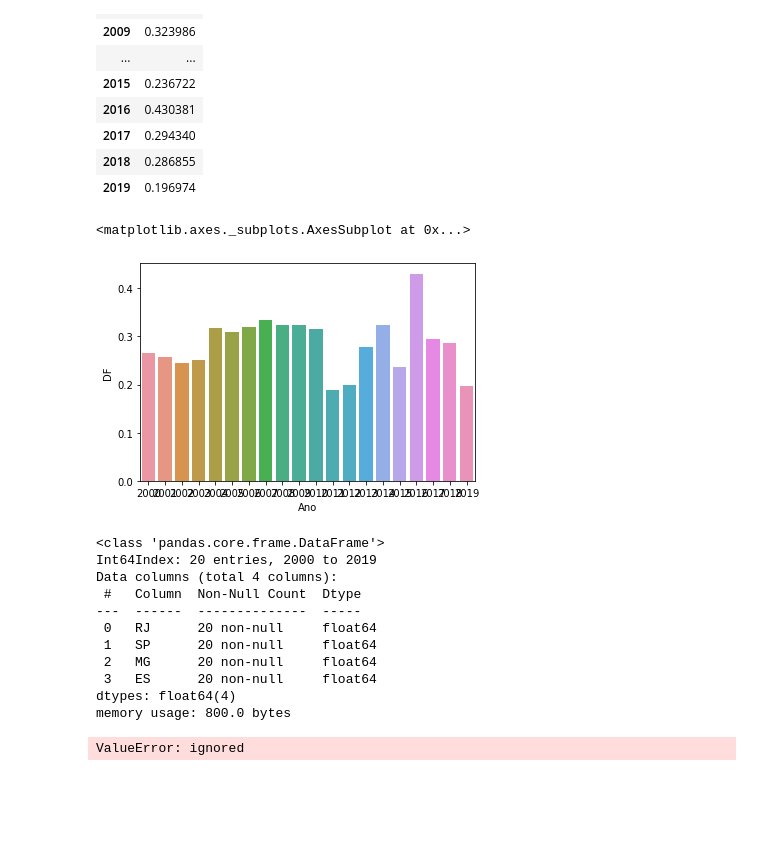
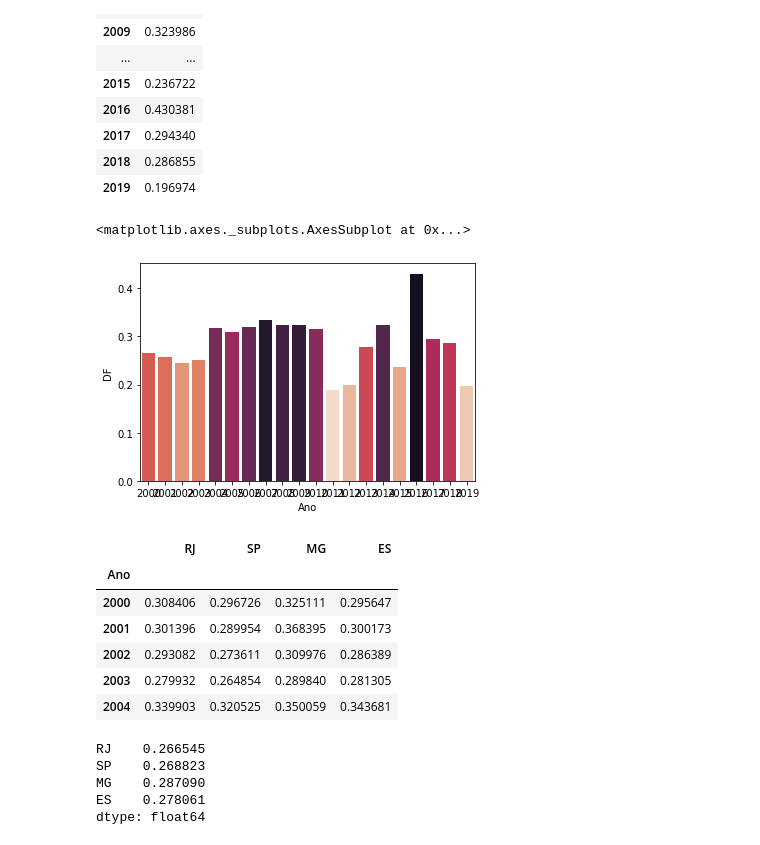
Before and after one commit to ricardosaj/Bootcamp-Data-Science-Alura, a Jupyter notebook: SuperDesafioModulo02.ipynb, the cells around one changed output. Saved outputs shown, nothing was run; the diff lists cells and outputs as text; code cells hidden in the pictures; blank space fills up the shorter version.

```diff
--- a/SuperDesafioModulo02.ipynb
+++ b/SuperDesafioModulo02.ipynb
@@ -173,11 +210,16 @@ rel_DF
 | 2017 | 0.294340 |
 | 2018 | 0.286855 |
 | 2019 | 0.196974 |
+# %%
+def color_palette_by_values(palette_name:str ,values: pd.Series):
+  return np.array(
+      sns.color_palette(palette_name, len(values))
+  )[values.argsort().argsort()]
 # %%
-sns.barplot(data=rel_DF, x=rel_DF.index, y='DF')
+sns.barplot(data=rel_DF, x=rel_DF.index, y='DF', palette = color_palette_by_values("rocket_r", rel_DF["DF"]))
 # %% [output]
 <matplotlib.axes._subplots.AxesSubplot at 0x...>
-[figure, old version]
+[figure, new version]
 # %%
 Xsudeste = [rel_RJ, rel_SP, rel_MG, rel_ES]
 # Xnorte = dados[['AC', 'AP', 'AM', 'PA', 'RO', 'RR', 'TO']]
@@ -189,20 +231,20 @@ Xsudeste = [rel_RJ, rel_SP, rel_MG, rel_ES]
 df_sudeste1 = pd.merge(rel_RJ, rel_SP, on='Ano', how='right')
 df_sudeste2 = pd.merge(df_sudeste1, rel_MG, on='Ano', how='right')
 df_sudeste_pop = pd.merge(df_sudeste2, rel_ES, on='Ano', how='right')
-df_sudeste_pop.info()
+df_sudeste_pop.head()
 # %% [output]
-<class 'pandas.core.frame.DataFrame'>
-Int64Index: 20 entries, 2000 to 2019
-Data columns (total 4 columns):
- #   Column  Non-Null Count  Dtype
----  ------  --------------  -----
- 0   RJ      20 non-null     float64
- 1   SP      20 non-null     float64
- 2   MG      20 non-null     float64
- 3   ES      20 non-null     float64
-dtypes: float64(4)
-memory usage: 800.0 bytes
+|  | RJ | SP | MG | ES |
+| Ano |  |  |  |  |
+| 2000 | 0.308406 | 0.296726 | 0.325111 | 0.295647 |
+| 2001 | 0.301396 | 0.289954 | 0.368395 | 0.300173 |
+| 2002 | 0.293082 | 0.273611 | 0.309976 | 0.286389 |
+| 2003 | 0.279932 | 0.264854 | 0.289840 | 0.281305 |
+| 2004 | 0.339903 | 0.320525 | 0.350059 | 0.343681 |
-# %%
-sns.barplot(df_sudeste_pop)
-# %% [output]
-ValueError: ignored
+# %%
+df_sudeste_pop.mean()
+# %% [output]
+RJ    0.266545
+SP    0.268823
+MG    0.287090
+ES    0.278061
+dtype: float64
```
Also changed, not shown: parts of 9 cells of this notebook.
